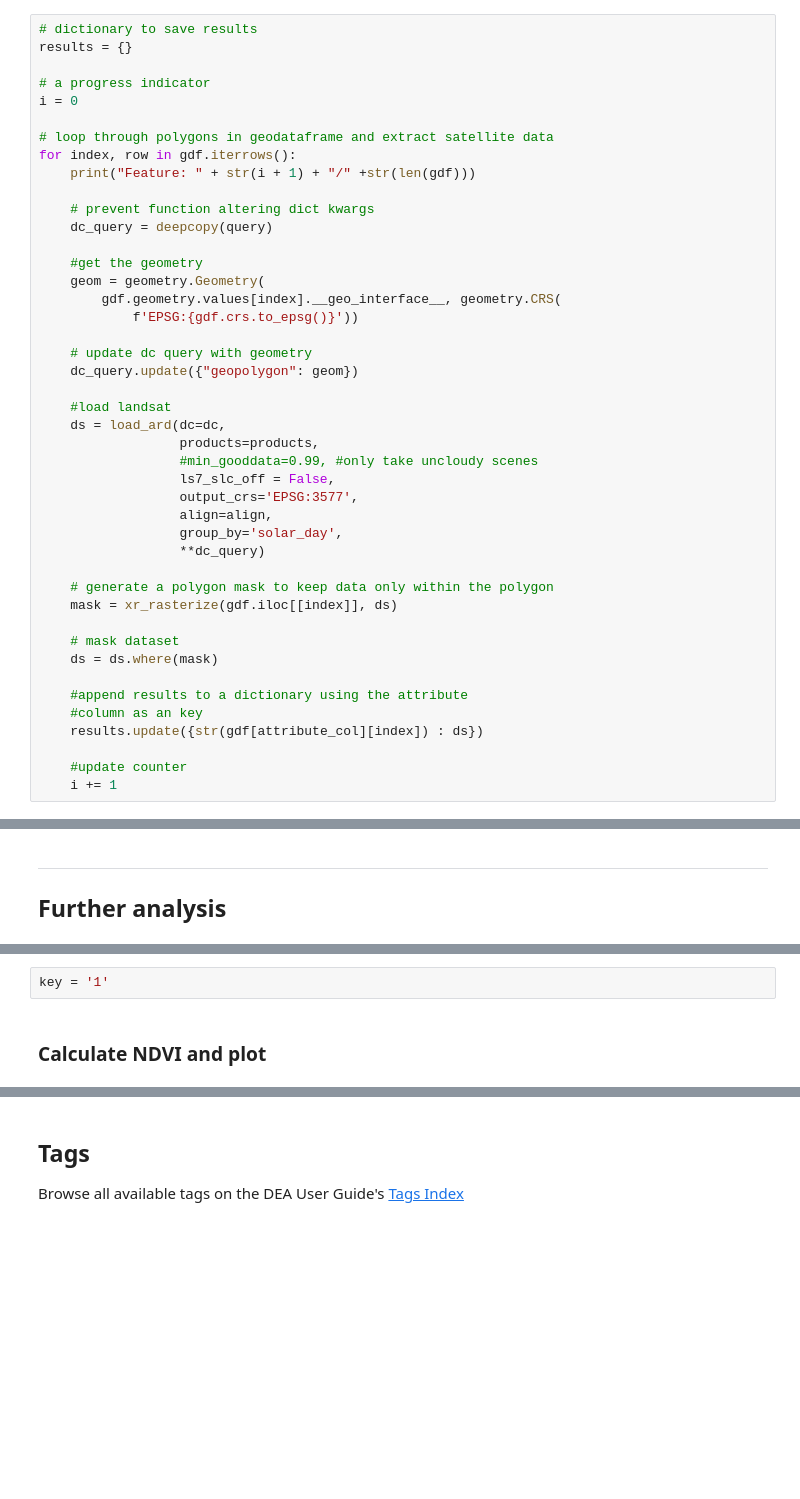
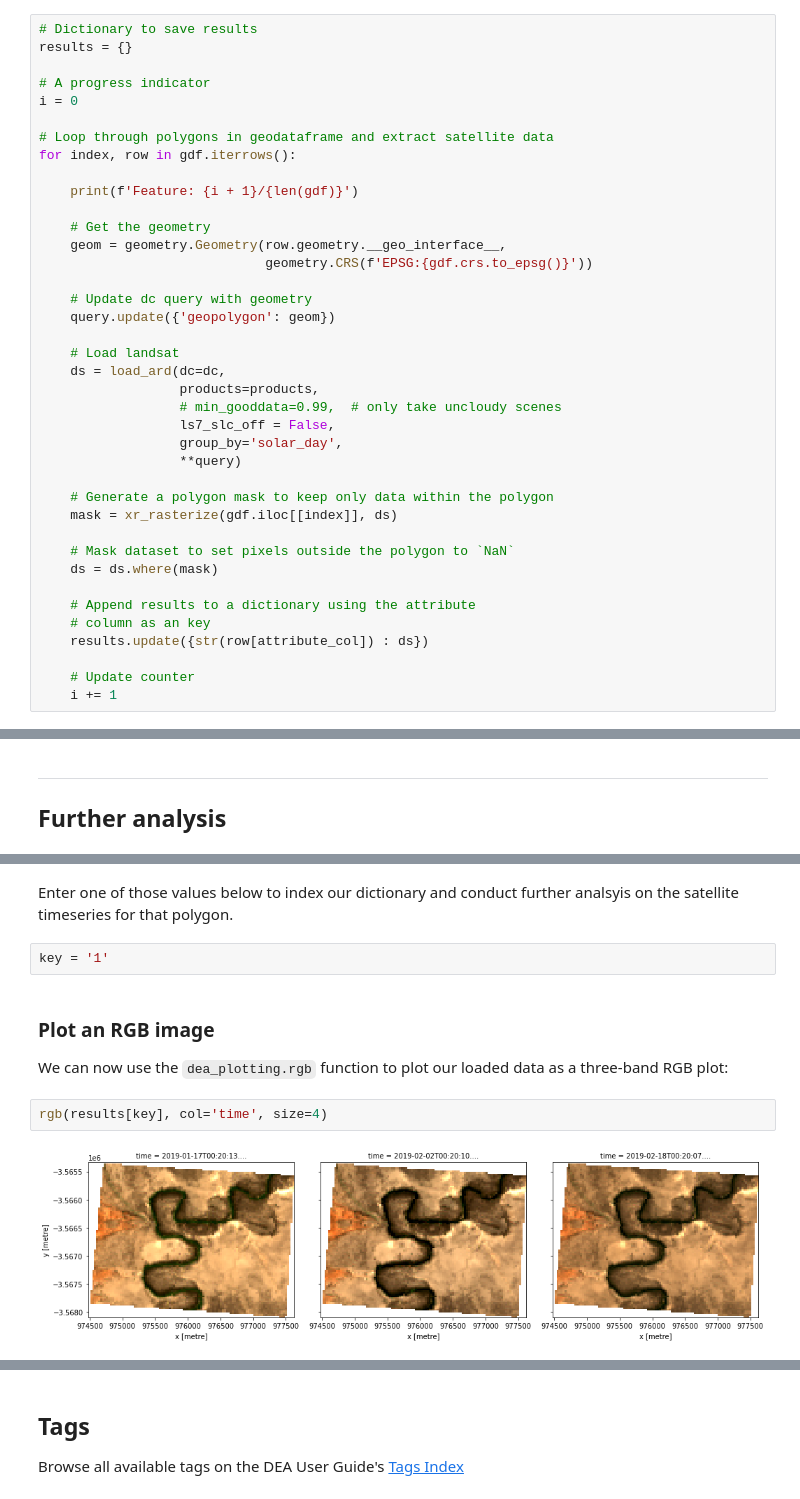
Before and after one commit to GeoscienceAustralia/dea-notebooks, a Jupyter notebook: Frequently_used_code/Analyse_multiple_polygons.ipynb, the cells around one changed output, grey strips where cells are left out. Drawn from its saved outputs; the diff is of its cells as text; blank space fills up the shorter version.

```diff
--- a/Frequently_used_code/Analyse_multiple_polygons.ipynb
+++ b/Frequently_used_code/Analyse_multiple_polygons.ipynb
@@ -100,48 +122,43 @@ query = {'time': (time_buffer(time_of_interest, buffer=time_buff)),
 
 Here we will iterate through each row of the `geopandas geodataframe` and load satellite data.  The results will be appended to a dictionary object which we can later inex to analyse each dataset.
 # %%
-# dictionary to save results
+# Dictionary to save results
 results = {}
 
-# a progress indicator
+# A progress indicator
 i = 0
 
-# loop through polygons in geodataframe and extract satellite data
+# Loop through polygons in geodataframe and extract satellite data
 for index, row in gdf.iterrows():
-    print("Feature: " + str(i + 1) + "/" +str(len(gdf)))
 
-    # prevent function altering dict kwargs
-    dc_query = deepcopy(query)
+    print(f'Feature: {i + 1}/{len(gdf)}')
 
-    #get the geometry
-    geom = geometry.Geometry(
-        gdf.geometry.values[index].__geo_interface__, geometry.CRS(
-            f'EPSG:{gdf.crs.to_epsg()}'))
+    # Get the geometry
+    geom = geometry.Geometry(row.geometry.__geo_interface__,
+                             geometry.CRS(f'EPSG:{gdf.crs.to_epsg()}'))
 
-    # update dc query with geometry
-    dc_query.update({"geopolygon": geom})
+    # Update dc query with geometry
+    query.update({'geopolygon': geom})
 
-    #load landsat
+    # Load landsat
     ds = load_ard(dc=dc,
                   products=products,
-                  #min_gooddata=0.99, #only take uncloudy scenes
+                  # min_gooddata=0.99,  # only take uncloudy scenes
                   ls7_slc_off = False,
-                  output_crs='EPSG:3577',
-                  align=align,
                   group_by='solar_day',
-                  **dc_query)
+                  **query)
 
-    # generate a polygon mask to keep data only within the polygon
+    # Generate a polygon mask to keep only data within the polygon
     mask = xr_rasterize(gdf.iloc[[index]], ds)
 
-    # mask dataset
+    # Mask dataset to set pixels outside the polygon to `NaN`
     ds = ds.where(mask)
 
-    #append results to a dictionary using the attribute
-    #column as an key
-    results.update({str(gdf[attribute_col][index]) : ds})
+    # Append results to a dictionary using the attribute
+    # column as an key
+    results.update({str(row[attribute_col]) : ds})
 
-    #update counter
+    # Update counter
     i += 1
 # %% [output]
 Feature: 1/2
@@ -166,4 +203,11 @@ Our `results` dictionary will contain xarray objects labelled by the unique `att
+# %% [markdown]
+Enter one of those values below to index our dictionary and conduct further analsyis on the satellite timeseries for that polygon.
 # %%
 key = '1'
-# %% [markdown]
-### Calculate NDVI and plot
+# %% [markdown]
+### Plot an RGB image
+We can now use the `dea_plotting.rgb` function to plot our loaded data as a three-band RGB plot:
+# %%
+rgb(results[key], col='time', size=4)
+# %% [output]
+[figure, added]
```
Also changed, not shown: parts of 26 cells of this notebook.
